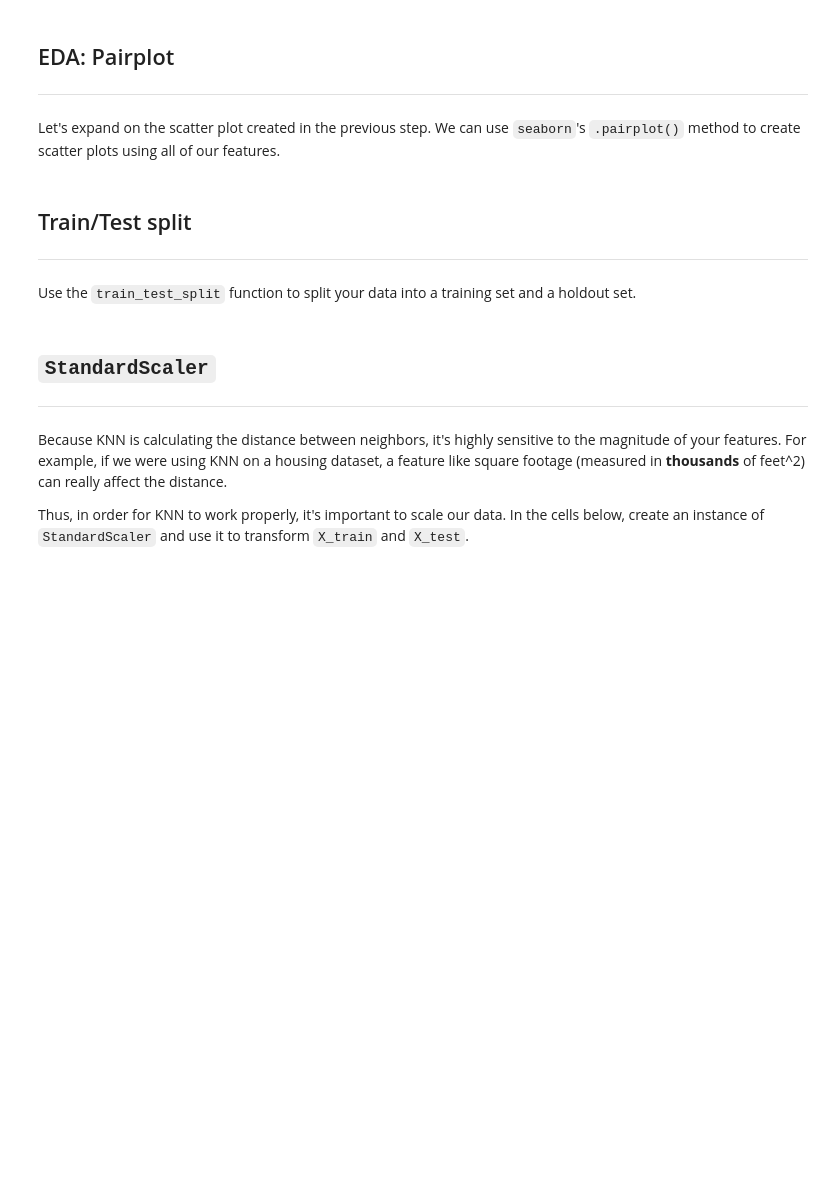
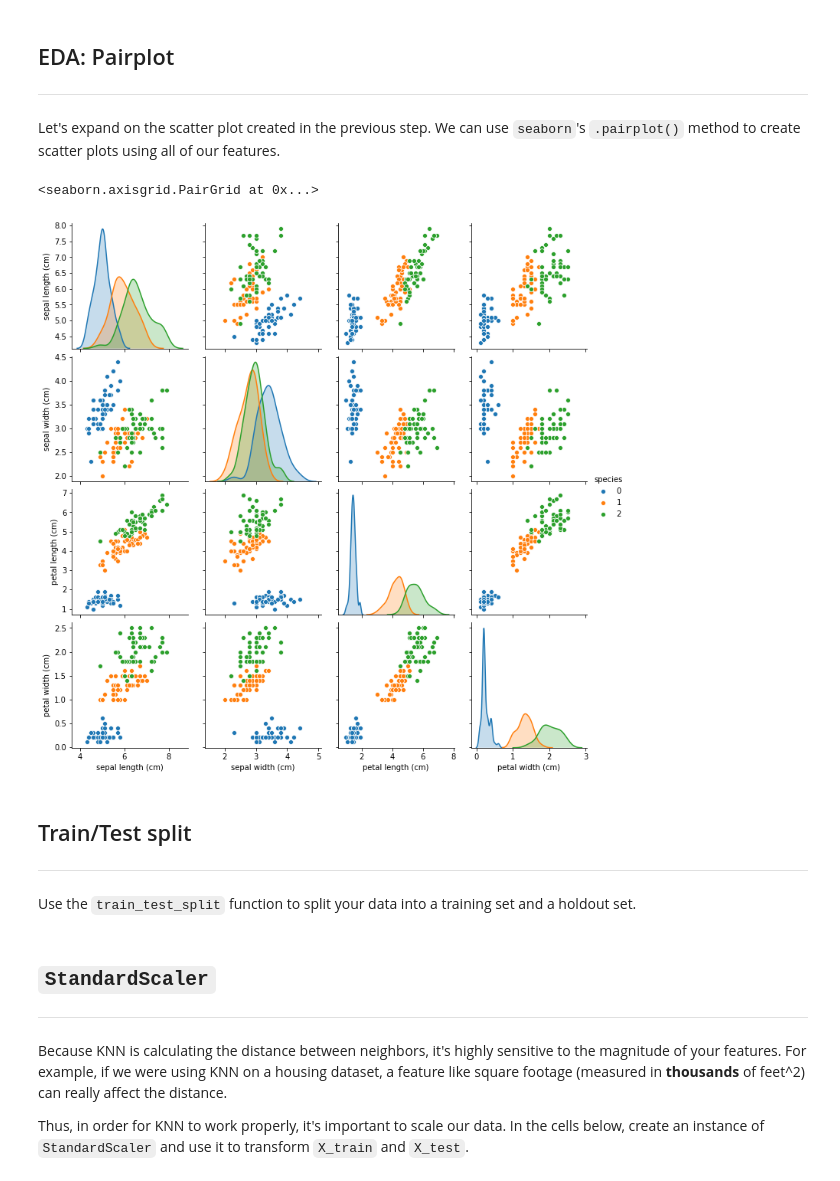
Before and after one commit to ga-curriculum/lesson-knn, a Jupyter notebook: starter-code.ipynb, the cells around one changed output. Cells and saved outputs as stored; diff of their text form; code cells hidden in the pictures; blank space fills up the shorter version.

```diff
--- a/starter-code.ipynb
+++ b/starter-code.ipynb
@@ -126,6 +210,11 @@ Using `matplotlib`, create a scatter plot using two features from your `DataFram
 ---
 
 Let's expand on the scatter plot created in the previous step. We can use `seaborn`'s `.pairplot()` method to create scatter plots using all of our features.
+# %%
+sns.pairplot(df, hue='species')
+# %% [output]
+<seaborn.axisgrid.PairGrid at 0x...>
+[figure, added]
 # %% [markdown]
 ## Train/Test split
 ---
```
Also changed, not shown: parts of 22 cells of this notebook.
